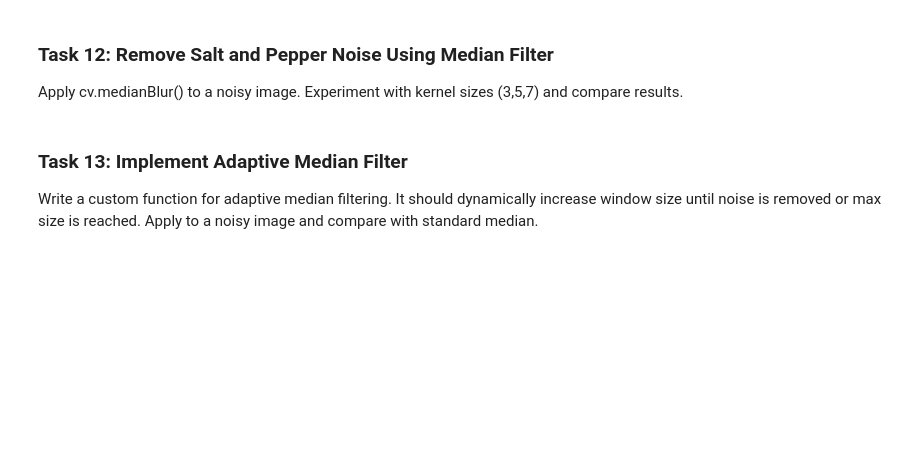
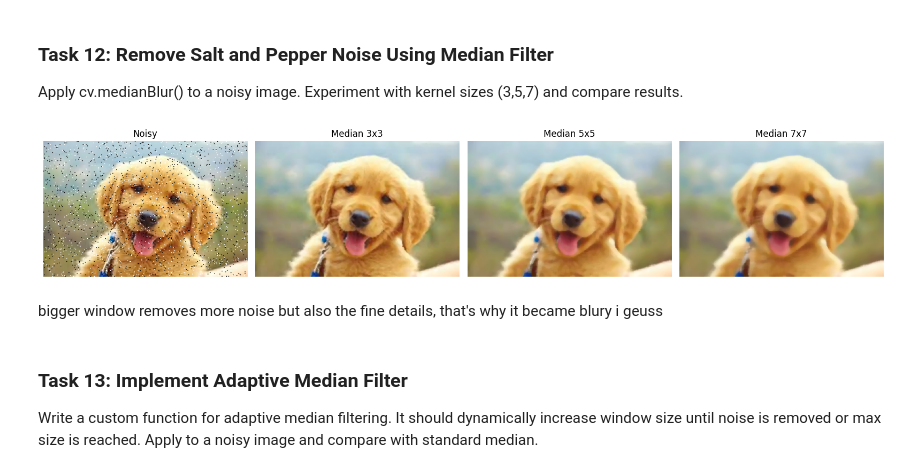
Before and after one commit to hobibat/SkyXperts-Vision-Course, a Jupyter notebook: tasks/tasks1.ipynb, the cells around one changed output. Saved outputs shown, nothing was run; the diff lists cells and outputs as text; code cells hidden in the pictures; blank space fills up the shorter version.

```diff
--- a/tasks/tasks1.ipynb
+++ b/tasks/tasks1.ipynb
@@ -295,6 +350,30 @@ def add_salt_pepper_noise(image, density=0.05):
 Apply cv.medianBlur() to a noisy image. Experiment with kernel sizes (3,5,7) and compare results.
 # %%
 # Your code here
+kernel_sizes = [3, 5, 7]
+
+plt.figure(figsize=(16, 5))
+
+# show the noisy image first, for comparison
+plt.subplot(1, 4, 1)
+plt.imshow(cv.cvtColor(noise_img, cv.COLOR_BGR2RGB))
+plt.title("Noisy")
+plt.axis("off")
+
+# clean it once per kernel size
+for i, k in enumerate(kernel_sizes):
+    cleaned = cv.medianBlur(noise_img, k)
+    plt.subplot(1, 4, i + 2)
+    plt.imshow(cv.cvtColor(cleaned, cv.COLOR_BGR2RGB))
+    plt.title(f"Median {k}x{k}")
+    plt.axis("off")
+
+plt.tight_layout()
+plt.show()
+# %% [output]
+[figure, added]
+# %% [markdown]
+bigger window removes more noise but also the fine details, that's why it became blury i geuss
 # %% [markdown]
 ### Task 13: Implement Adaptive Median Filter
 Write a custom function for adaptive median filtering. It should dynamically increase window size until noise is removed or max size is reached. Apply to a noisy image and compare with standard median.
```
Also changed, not shown: parts of 13 cells of this notebook, 5 other files.
